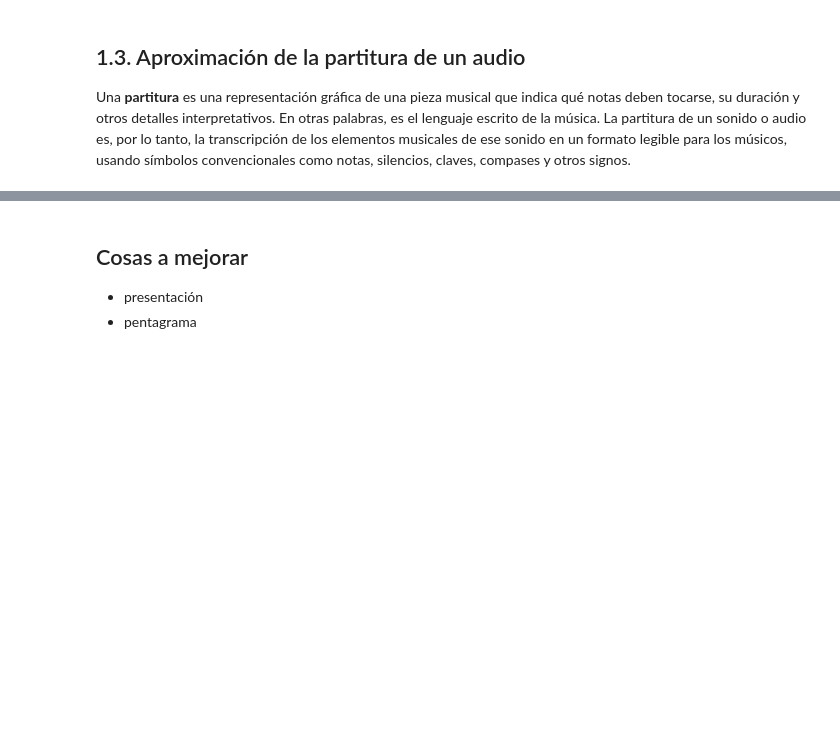
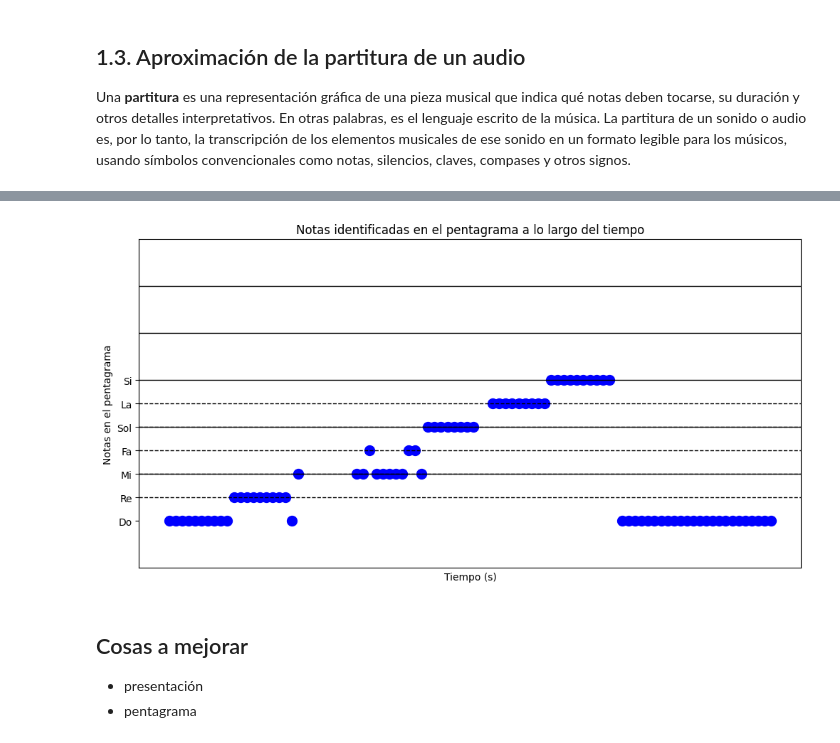
Before and after one commit to MediaMind-ULPGC/P04, a Jupyter notebook: P04.ipynb, the cells around one changed output, grey strips where cells are left out. Drawn from its saved outputs; the diff is of its cells as text; code cells hidden in the pictures; blank space fills up the shorter version.

```diff
--- a/P04.ipynb
+++ b/P04.ipynb
@@ -312,3 +312,7 @@ else:
+# %%
+scale_identifier.plot_notes_on_staff(notas_identificadas, time_stamps)
+# %% [output]
+[figure, added]
 # %% [markdown]
 ## Cosas a mejorar
 - presentación
```
Also changed, not shown: parts of 2 cells of this notebook, 3 other files.
